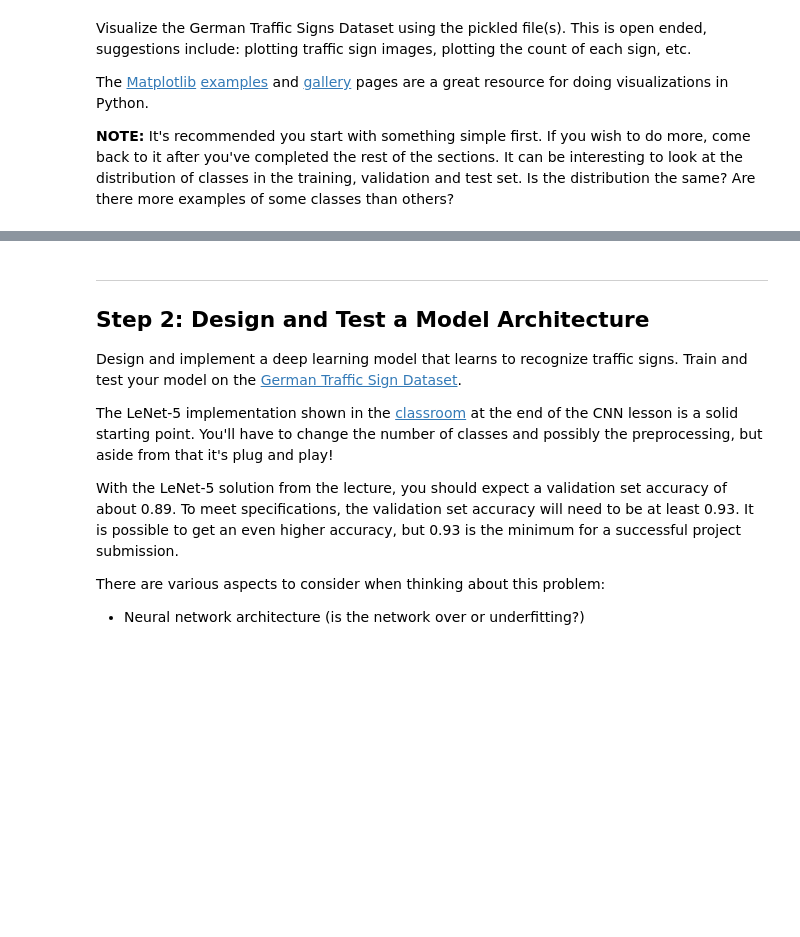
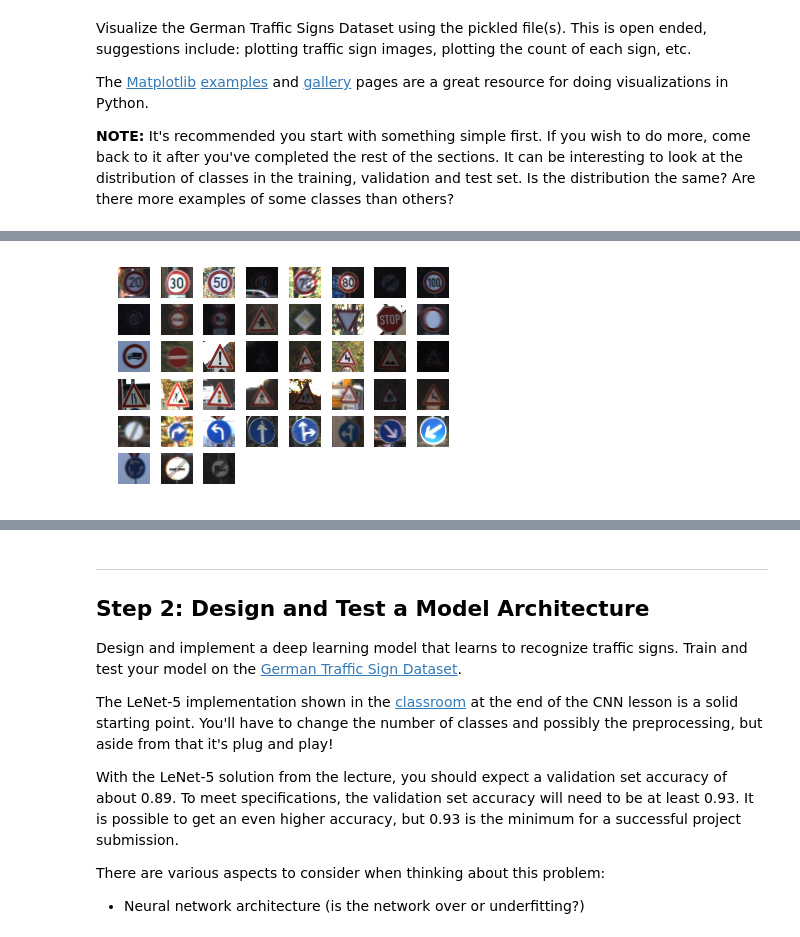
Before and after one commit to RajeevSharma2015/Udacity-SelfDrivingCar, a Jupyter notebook: P2-Term1/Traffic_Sign_Classifier.ipynb, the cells around one changed output, grey strips where cells are left out. Drawn from its saved outputs; the diff is of its cells as text; code cells hidden in the pictures; blank space fills up the shorter version.

```diff
--- a/P2-Term1/Traffic_Sign_Classifier.ipynb
+++ b/P2-Term1/Traffic_Sign_Classifier.ipynb
@@ -55,3 +134,15 @@ Updated Image Shape: (32, 32, 3)
+# %%
+# Load pickled data
+training_file = 'train.pickle'
+testing_file = 'test.pickle'
+
+with open(training_file, mode='rb') as f:
+    train = pickle.load(f)
+with open(testing_file, mode='rb') as f:
+    test = pickle.load(f)
+
+X_train, y_train = train['features'], train['labels']
+X_test, y_test = test['features'], test['labels']
 # %% [markdown]
 ### Provide a Basic Summary of the Data Set Using Python, Numpy and/or Pandas
 # %%
@@ -111,0 +208,10 @@ print(y_train[index])
+# %%
+# Plot one example of the 43 different classes, Simplistic visualization
+_, idx = np.unique(y_test, return_index=True)
+X_test_unique = X_test[idx, :, :, :]
+for i in range(0, len(idx)):
+    plt.subplot(6, 8, i+1);
+    plt.imshow(X_test_unique[i, :, :, :]);
+    plt.axis('off');
+# %% [output]
+[figure, added]
```
Also changed, not shown: parts of 115 cells of this notebook, 2 other files.
